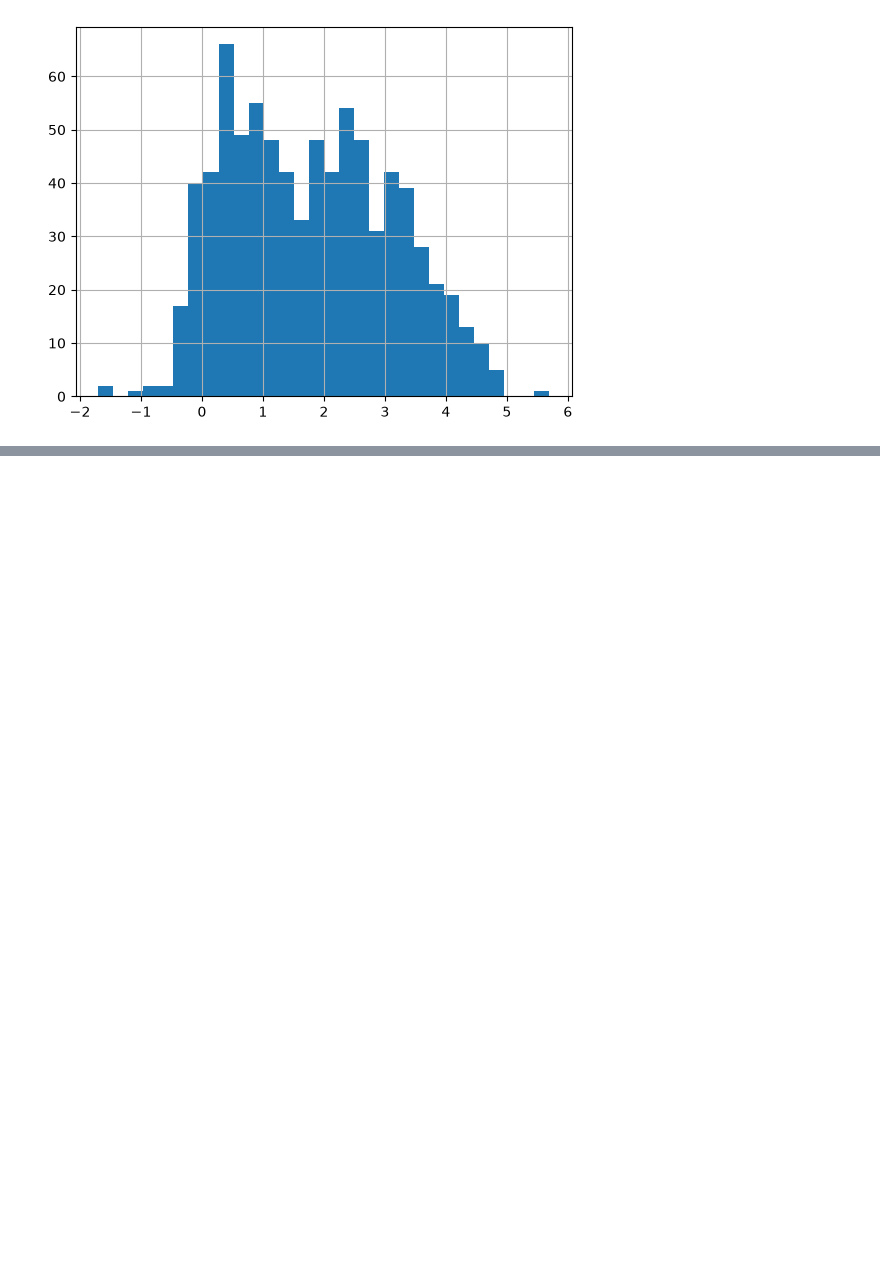
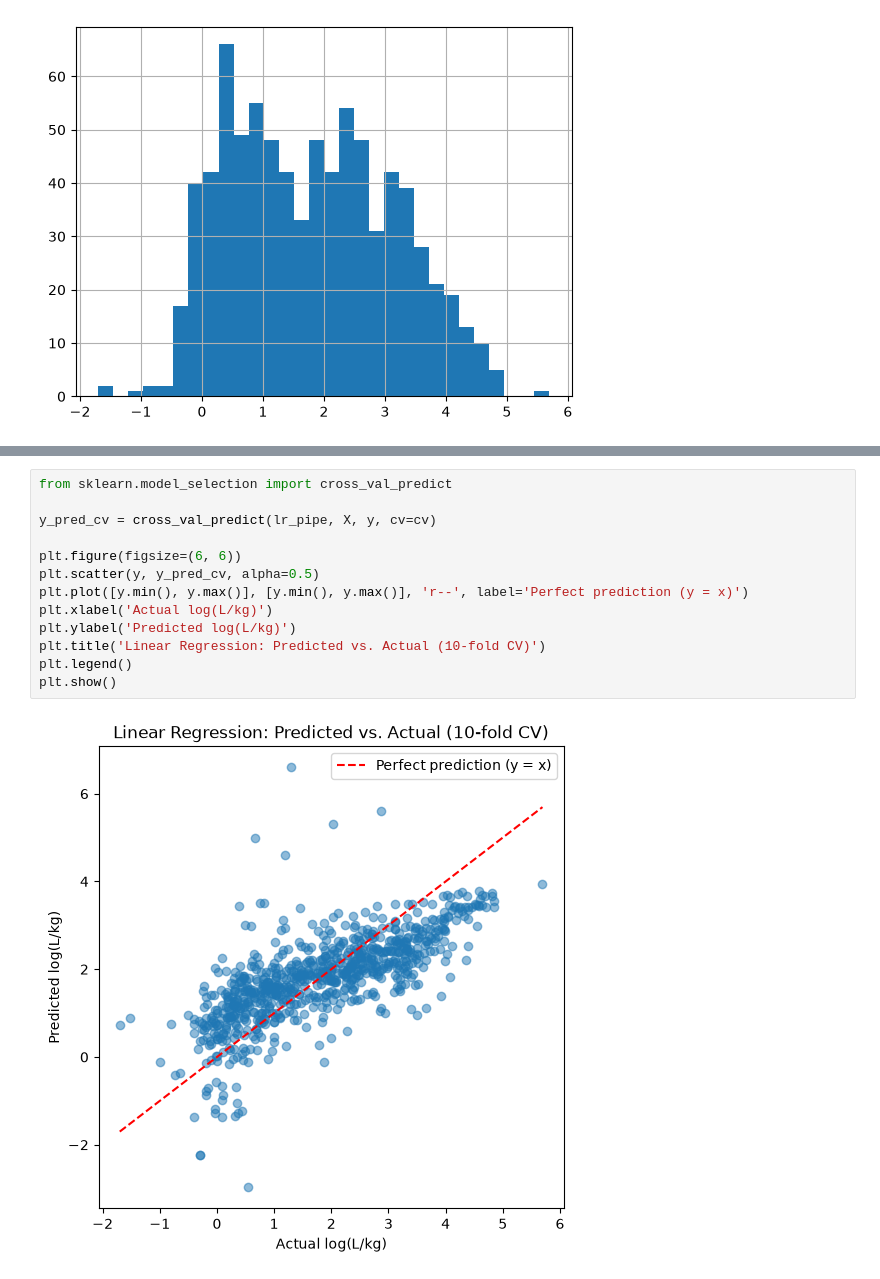
Before and after one commit to BoniYu/mutagenicity_knn, a Jupyter notebook: notebooks/bcf_regression.ipynb, the cells around one changed output, grey strips where cells are left out. Drawn from its saved outputs; the diff is of its cells as text; blank space fills up the shorter version.

```diff
--- a/notebooks/bcf_regression.ipynb
+++ b/notebooks/bcf_regression.ipynb
@@ -134,0 +202,15 @@ df.groupby(df['Experimental value [log(L/kg)]'] > 2)[['fr_COO', 'fr_COO2']].mean
+# %%
+from sklearn.model_selection import cross_val_predict
+
+y_pred_cv = cross_val_predict(lr_pipe, X, y, cv=cv)
+
+plt.figure(figsize=(6, 6))
+plt.scatter(y, y_pred_cv, alpha=0.5)
+plt.plot([y.min(), y.max()], [y.min(), y.max()], 'r--', label='Perfect prediction (y = x)')
+plt.xlabel('Actual log(L/kg)')
+plt.ylabel('Predicted log(L/kg)')
+plt.title('Linear Regression: Predicted vs. Actual (10-fold CV)')
+plt.legend()
+plt.show()
+# %% [output]
+[figure, added]
```
Also changed, not shown: parts of 19 cells of this notebook, 1 other file.
